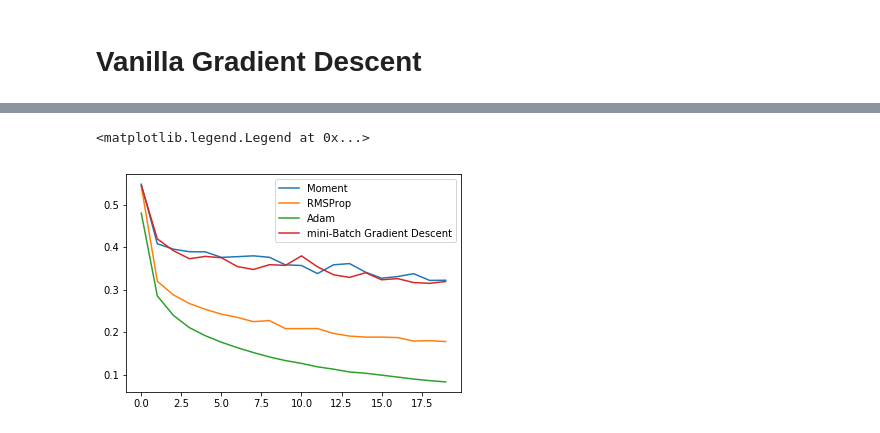
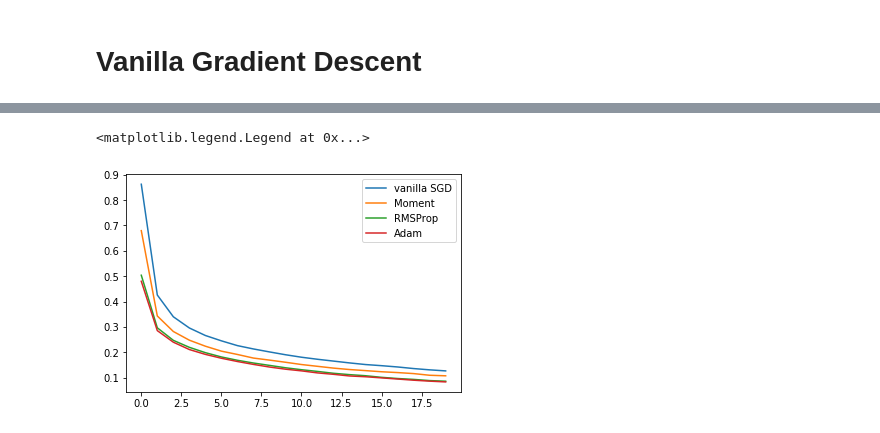
Before and after one commit to rrmina/Neural-Network-Experiments, a Jupyter notebook: 03 Optimizers.ipynb, the cells around one changed output, grey strips where cells are left out. Drawn from its saved outputs; the diff is of its cells as text; code cells hidden in the pictures.

Commit message:
Better learning rates and added discussions in Optimizers notebook

```diff
--- a/03 Optimizers.ipynb
+++ b/03 Optimizers.ipynb
@@ -123,7 +123,7 @@ def train_moment(train_x, train_y, learning_rate=0.1, num_epochs=50, batch_size=
 
     return w1, b1, w2, b2, loss_history
 # %%
-w1_m, b1_m, w2_m, b2_m, loss_history_m = train_moment(train_x, train_y, learning_rate=0.1, num_epochs=20, batch_size=64)
+w1_m, b1_m, w2_m, b2_m, loss_history_m = train_moment(train_x, train_y, learning_rate=0.01, num_epochs=20, batch_size=64)
 # %% [output]
 Epoch 1/20
 ===============
@@ -232,7 +232,7 @@ def train_rmsprop(train_x, train_y, learning_rate=0.1, num_epochs=50, batch_size
 
     return w1, b1, w2, b2, loss_history
 # %%
-w1_r, b1_r, w2_r, b2_r, loss_history_r = train_rmsprop(train_x, train_y, learning_rate=0.001, num_epochs=20, batch_size=64)
+w1_r, b1_r, w2_r, b2_r, loss_history_r = train_rmsprop(train_x, train_y, learning_rate=0.0001, num_epochs=20, batch_size=64)
 # %% [output]
 Epoch 1/20
 ===============
@@ -435,7 +435,7 @@ def train(train_x, train_y, learning_rate=0.1, num_epochs=50, batch_size=1):
 
     return w1, b1, w2, b2, loss_history
 # %%
-w1_mbgd, b1_mbgd, w2_mbgd, b2_mbgd, loss_history_mbgd = train(train_x, train_y, learning_rate=0.1, num_epochs=20, batch_size=64)
+w1_mbgd, b1_mbgd, w2_mbgd, b2_mbgd, loss_history_mbgd = train(train_x, train_y, learning_rate=0.005, num_epochs=20, batch_size=64)
 # %% [output]
 Epoch 1/20
 ===============
@@ -457,10 +457,10 @@ Accuracy: 90.34%
 # %%
 # Plot and Compare Losses
+plt.plot(loss_history_mbgd, label="vanilla SGD")
 plt.plot(loss_history_m, label="Moment")
 plt.plot(loss_history_r, label="RMSProp")
 plt.plot(loss_history_a, label="Adam")
-plt.plot(loss_history_mbgd, label="mini-Batch Gradient Descent")
 plt.legend()
 # %% [output]
 <matplotlib.legend.Legend at 0x...>
-[figure, old version]
+[figure, new version]
```
Also changed, not shown: parts of 6 cells of this notebook, 1 other file.
